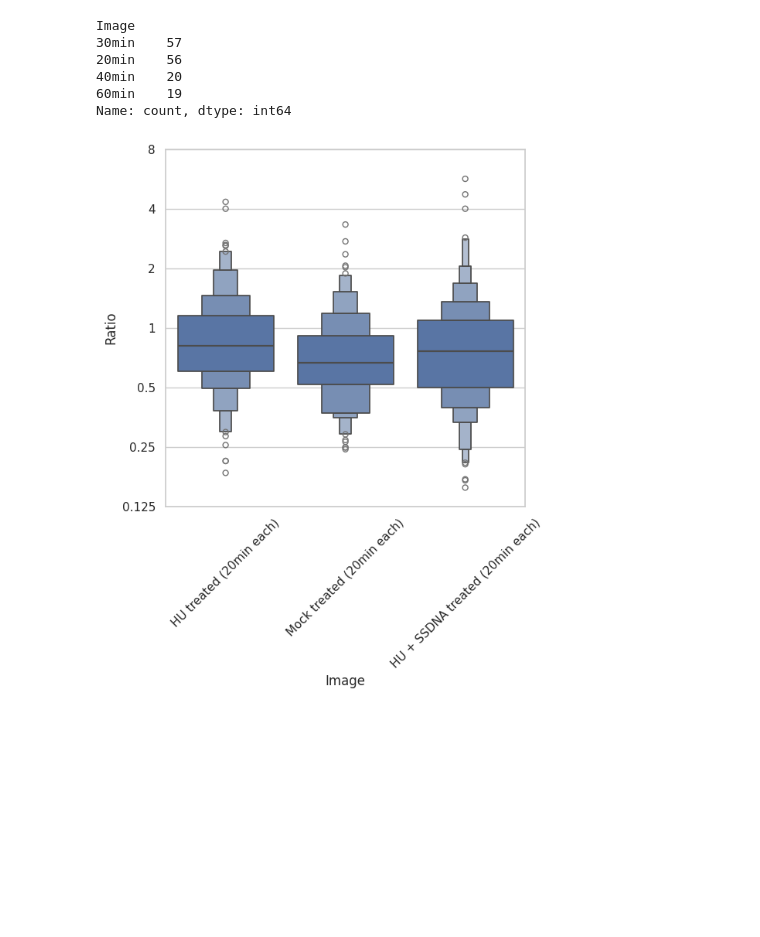
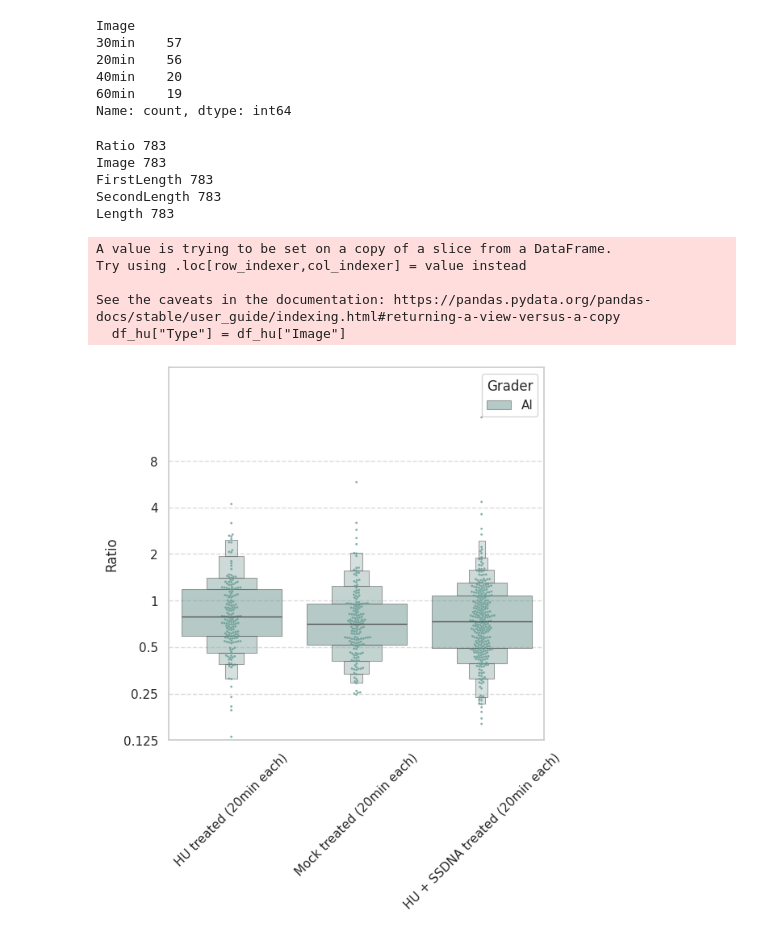
Before and after one commit to ClementPla/DeepFiberQ, a Jupyter notebook: notebook/delta_experiments/progression/quantify.ipynb, the cells around one changed output. Drawn from its saved outputs; the diff is of its cells as text; code cells hidden in the pictures; blank space fills up the shorter version.

```diff
--- a/notebook/delta_experiments/progression/quantify.ipynb
+++ b/notebook/delta_experiments/progression/quantify.ipynb
@@ -107,7 +114,7 @@ data = dict(Ratio=[], Image=[], FirstLength=[], SecondLength=[], Length=[])
 for f in tqdm(folders):
     img_filepath = f / "manualSegm/filteredIm/squelFiltered.png"
     img = cv2.imread(str(img_filepath), cv2.IMREAD_COLOR_RGB)[:, :2048]
-    fibers_pred = run_one_file(img, model=ENSEMBLE, pixel_size=0.06773, use_correction=False, verbose=False)
+    fibers_pred = run_one_file(img, model=ENSEMBLE, pixel_size=0.06773, use_correction=False, verbose=False, use_tta=True)
     fibers_pred = fibers_pred.valid_copy()
     data["Ratio"] += fibers_pred.ratios
     data["FirstLength"] += fibers_pred.greens
@@ -122,12 +129,13 @@ folders.sort(key=lambda x: x.stem)
 for f in tqdm(folders):
     img_filepath = f / "manualSegm/filteredIm/squelFiltered.png"
     img = cv2.imread(str(img_filepath), cv2.IMREAD_COLOR_RGB)[:, :2048]
-    fibers_pred = run_one_file(img, model=ENSEMBLE, pixel_size=0.06773, use_correction=False, verbose=False)
+    fibers_pred = run_one_file(img, model=ENSEMBLE, pixel_size=0.06773, use_correction=False, verbose=False, use_tta=True)
     fibers_pred = fibers_pred.valid_copy()
     data["Ratio"] += fibers_pred.ratios
     data["Image"] += [root.stem] * len(fibers_pred)
     data["FirstLength"] += fibers_pred.greens
     data["SecondLength"] += fibers_pred.reds
+    data["Length"] += fibers_pred.lengths
 # %%
 root = Path("/home/clement/Documents/data/DNAFiber/Santiago/ImageADN/3-hutreated_ssdna_greenfirst_redsecond_bluessdna_20mineach_redexpectedshorter")
 folders = list(root.iterdir())
@@ -137,12 +145,13 @@ for f in tqdm(folders):
     img_filepath = f / "manualSegm/filteredIm/squelFiltered.png"
     img = cv2.imread(str(img_filepath), cv2.IMREAD_COLOR_RGB)[:, :2048]
     img[:,:, 2] = 0
-    fibers_pred = run_one_file(img, model=ENSEMBLE, pixel_size=0.06773, use_correction=False, verbose=False)
+    fibers_pred = run_one_file(img, model=ENSEMBLE, pixel_size=0.06773, use_correction=False, verbose=False, use_tta=True)
     fibers_pred = fibers_pred.valid_copy()
     data["Ratio"] += fibers_pred.ratios
     data["Image"] += [root.stem] * len(fibers_pred)
     data["FirstLength"] += fibers_pred.greens
     data["SecondLength"] += fibers_pred.reds
+    data["Length"] += fibers_pred.lengths
 # %%
 root = Path("/home/clement/Documents/data/DNAFiber/Santiago/ImageADN/4-MockTreated_GreenFirst_RedSecond_15minGreen_90minRed")
 folders = list(root.iterdir())
@@ -151,12 +160,22 @@ folders.sort(key=lambda x: x.stem)
 for f in tqdm(folders):
     img_filepath = f / "manualSegm/filteredIm/squelFiltered.png"
     img = cv2.imread(str(img_filepath), cv2.IMREAD_COLOR_RGB)[:, :2048]
-    fibers_pred = run_one_file(img, model=ENSEMBLE, pixel_size=0.06773, use_correction=False, verbose=False)
+    fibers_pred = run_one_file(img, model=ENSEMBLE, pixel_size=0.06773, use_correction=False, verbose=False, use_tta=True)
     fibers_pred = fibers_pred.valid_copy()
     data["Ratio"] += fibers_pred.ratios
     data["Image"] += [root.stem] * len(fibers_pred)
     data["FirstLength"] += fibers_pred.greens
     data["SecondLength"] += fibers_pred.reds
+    data["Length"] += fibers_pred.lengths
+# %%
+for k, v in data.items():
+    print(k, len(v))
+# %% [output]
+Ratio 783
+Image 783
+FirstLength 783
+SecondLength 783
+Length 783
 # %%
 import numpy as np
 df = pd.DataFrame(data)
@@ -164,58 +183,45 @@ df = pd.DataFrame(data)
 
 df1 = df.replace(
     {
         "Image": {
             "1-hutreated_greenfirst_redsecond_20mineach_redexpectedshorter": "HU treated (20min each)",
             "2-MockTreated_GreenFirst_RedSecond_20minEach_RedExpectedEqual": "Mock treated (20min each)",
             "3-hutreated_ssdna_greenfirst_redsecond_bluessdna_20mineach_redexpectedshorter": "HU + SSDNA treated (20min each)",
             "4-MockTreated_GreenFirst_RedSecond_15minGreen_90minRed": "Mock treated (15min green, 90min Red)",
         }
     }
 )
+df1['Grader'] = 'AI'
 df1["Ratio"] = 1 / df1["Ratio"].astype(float)
 sns.set_theme(style="whitegrid")
 plt.figure(figsize=(6, 6))
 
 df_hu = df1[
     df1["Image"].isin(["HU treated (20min each)", "HU + SSDNA treated (20min each)", "Mock treated (20min each)", ])
 ]
 
+df_hu["Type"] = df_hu["Image"]
 df_hu = df_hu[df_hu["Ratio"] > 0.125]
-sns.boxenplot(
-    x="Image",
-    y="Ratio",
-    data=df_hu,
-    linewidth=1.25,
-)
-plt.yscale("log")
-plt.yticks([0.125, 0.25, 0.5, 1, 2, 4, 8], [0.125, 0.25, 0.5, 1, 2, 4, 8])
-# The y range should be from 0.125 to 8
-# Remove minor ticks
-plt.minorticks_off()
-plt.ylim(0.125, 16)
-plt.ylim(0, 8)
-plt.xticks(rotation=45)
-plt.show()
 
+create_boxen_swarmplot(df_hu, palette=["#659c94", "#b87c5f", "#b87c5f"], column="Ratio", dodge=True, size=2)
+plt.savefig("hu_vs_mock.png", dpi=300)
 plt.figure(figsize=(6, 6))
 
 df_mock = df1[
     df1["Image"].isin(
         ["Mock treated (20min each)", "Mock treated (15min green, 90min Red)"]
     )
 ]
 df_mock = df_mock[df_mock["Ratio"] > 0.125]
-sns.boxenplot(
-    x="Image",
-    y="Ratio",
-    data=df_mock,
-    linewidth=1.25,
-)
-plt.yscale("log")
-plt.yticks([0.125, 0.25, 0.5, 1, 2, 4, 8], [0.125, 0.25, 0.5, 1, 2, 4, 8])
-plt.minorticks_off()
-plt.ylim(0.0, 16)
-plt.xticks(rotation=45)
-plt.show()
+df_mock["Type"] = df_mock["Image"]
+df_mock['Type'] = df_mock['Type'].replace({"Mock treated (20min each)": "Mock (20min each)", "Mock treated (15min green, 90min Red)": "Mock (15min first, 90min second)"})
+
+create_boxen_swarmplot(df_mock, palette=["#659c94", "#b87c5f"], column="Ratio", dodge=True, size=2)
+plt.savefig("mock_treatment_time_comparison.png", dpi=300)
 # %% [output]
+A value is trying to be set on a copy of a slice from a DataFrame.
+Try using .loc[row_indexer,col_indexer] = value instead
+
+See the caveats in the documentation: https://pandas.pydata.org/pandas-docs/stable/user_guide/indexing.html#returning-a-view-versus-a-copy
+  df_hu["Type"] = df_hu["Image"]
-[figure, old version]
+[figure, new version]
```
Also changed, not shown: parts of 6 cells of this notebook, 11 other files.
